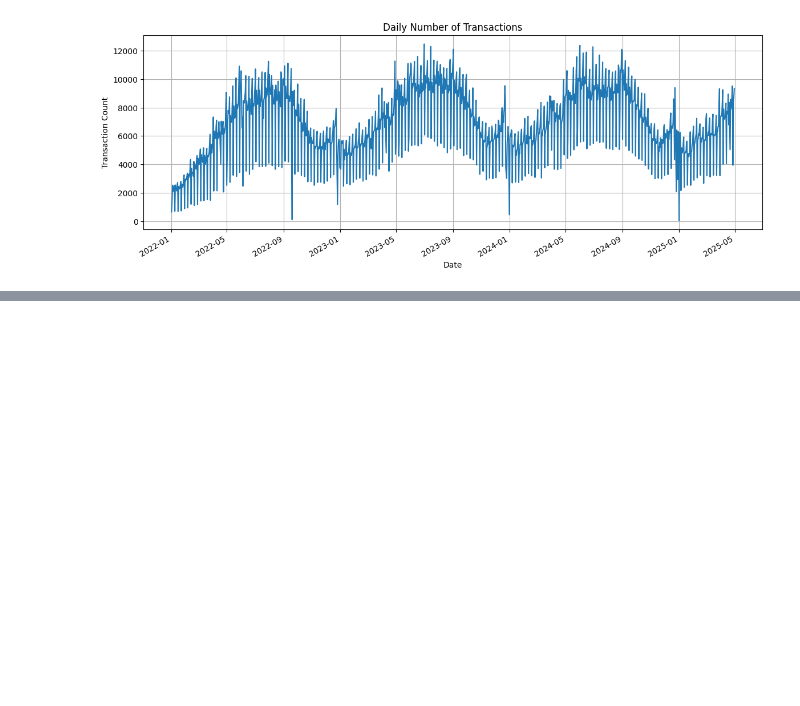
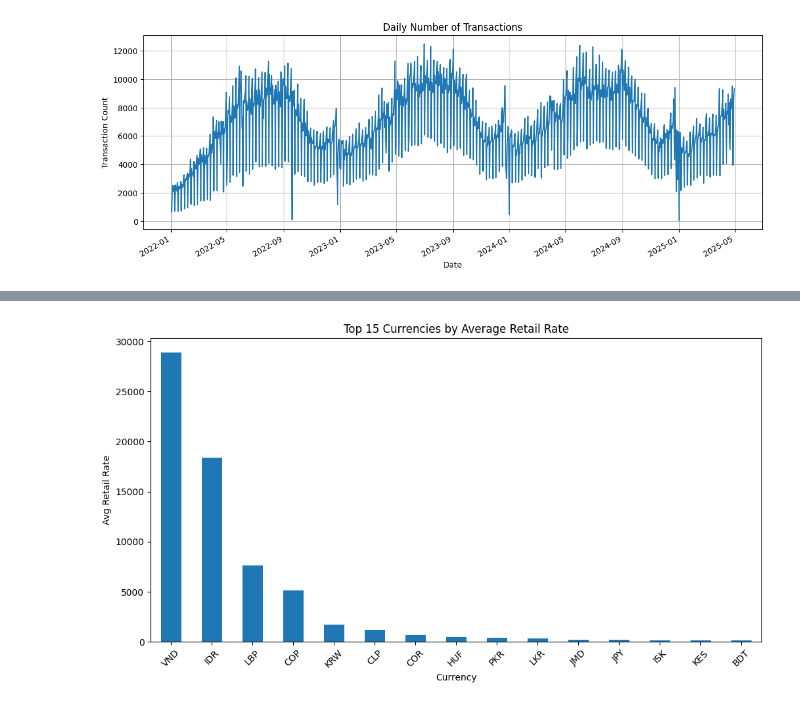
Before and after one commit to ASHIKAMOHAN/Sales_Forecasting, a Jupyter notebook: Sales_Forecasting.ipynb, the cells around one changed output, grey strips where cells are left out. Drawn from its saved outputs; the diff is of its cells as text; code cells hidden in the pictures; blank space fills up the shorter version.

```diff
--- a/Sales_Forecasting.ipynb
+++ b/Sales_Forecasting.ipynb
@@ -111,0 +138,11 @@ plt.show()
+# %%
+avg_rates = sales_df.groupby('Currency')['Reatils rate'].mean().sort_values(ascending=False)
+
+plt.figure(figsize=(12,6))
+avg_rates.head(15).plot(kind='bar')
+plt.title('Top 15 Currencies by Average Retail Rate')
+plt.ylabel('Avg Retail Rate')
+plt.xticks(rotation=45)
+plt.show()
+# %% [output]
+[figure, added]
```
Also changed, not shown: parts of 14 cells of this notebook.
